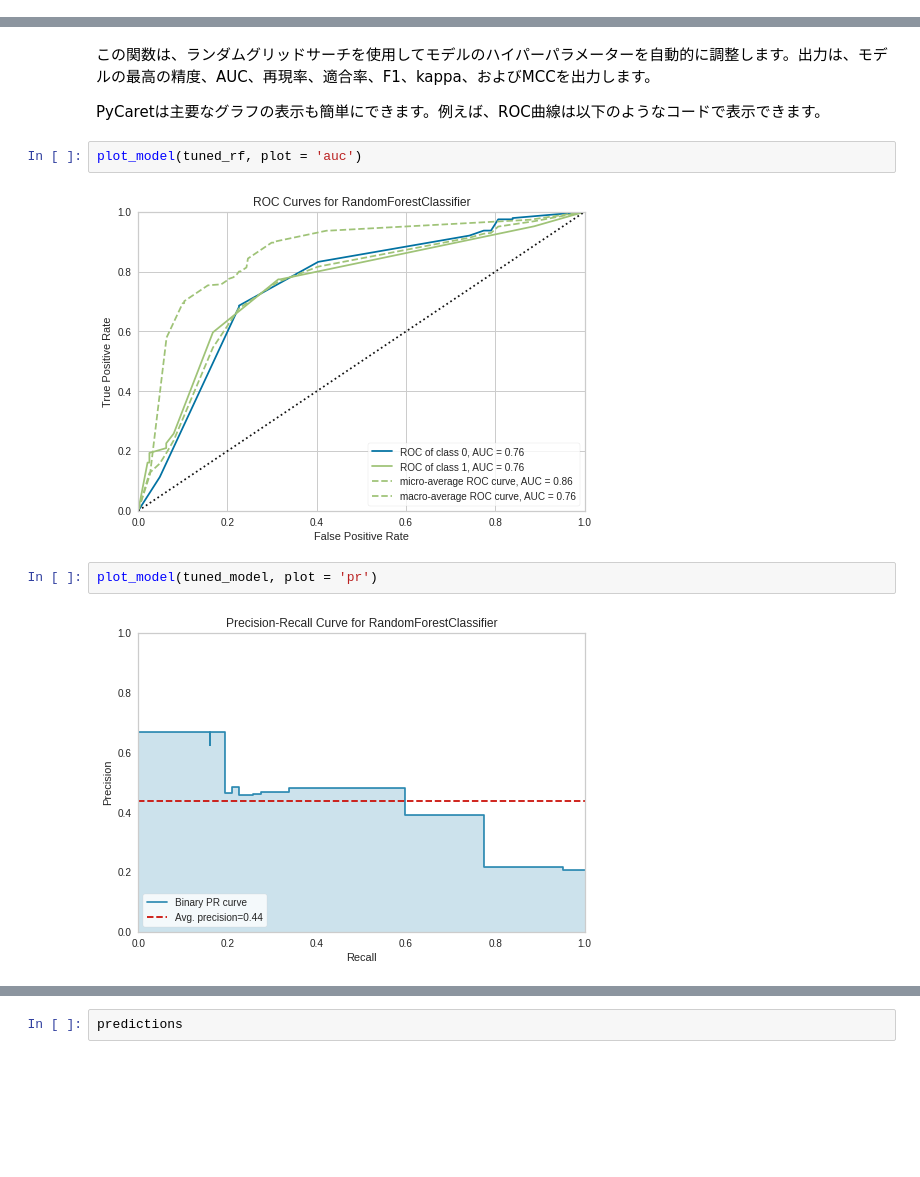
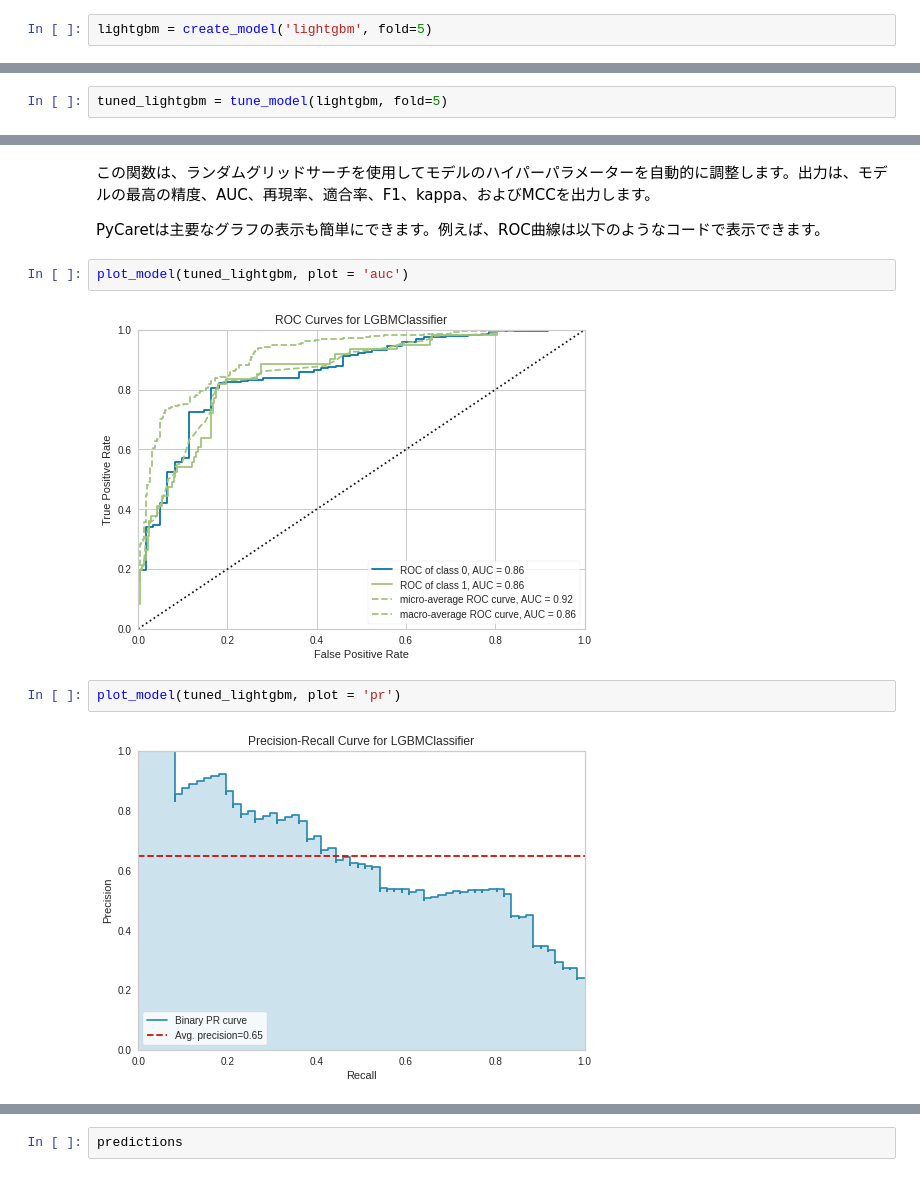
Before and after one commit to Ryo-Tanohata/sig_beginner9, a Jupyter notebook: PyCaret_nightry_beginner9.ipynb, the cells around one changed output, grey strips where cells are left out. Drawn from its saved outputs; the diff is of its cells as text; blank space fills up the shorter version.

```diff
--- a/PyCaret_nightry_beginner9.ipynb
+++ b/PyCaret_nightry_beginner9.ipynb
@@ -236,0 +233,2 @@ tuned_rf = tune_model(rf)
+# %%
+lightgbm = create_model('lightgbm', fold=5)
@@ -236,0 +244,2 @@ tuned_rf = tune_model(rf)
+# %%
+tuned_lightgbm = tune_model(lightgbm, fold=5)
@@ -239,11 +257,11 @@ tuned_rf = tune_model(rf)
 
 PyCaretは主要なグラフの表示も簡単にできます。例えば、ROC曲線は以下のようなコードで表示できます。
 # %%
-plot_model(tuned_rf, plot = 'auc')
+plot_model(tuned_lightgbm, plot = 'auc')
 # %% [output]
-[figure, old version]
+[figure, new version]
 # %%
-plot_model(tuned_model, plot = 'pr')
+plot_model(tuned_lightgbm, plot = 'pr')
 # %% [output]
-[figure, old version]
+[figure, new version]
 # %%
```
Also changed, not shown: parts of 12 cells of this notebook.
